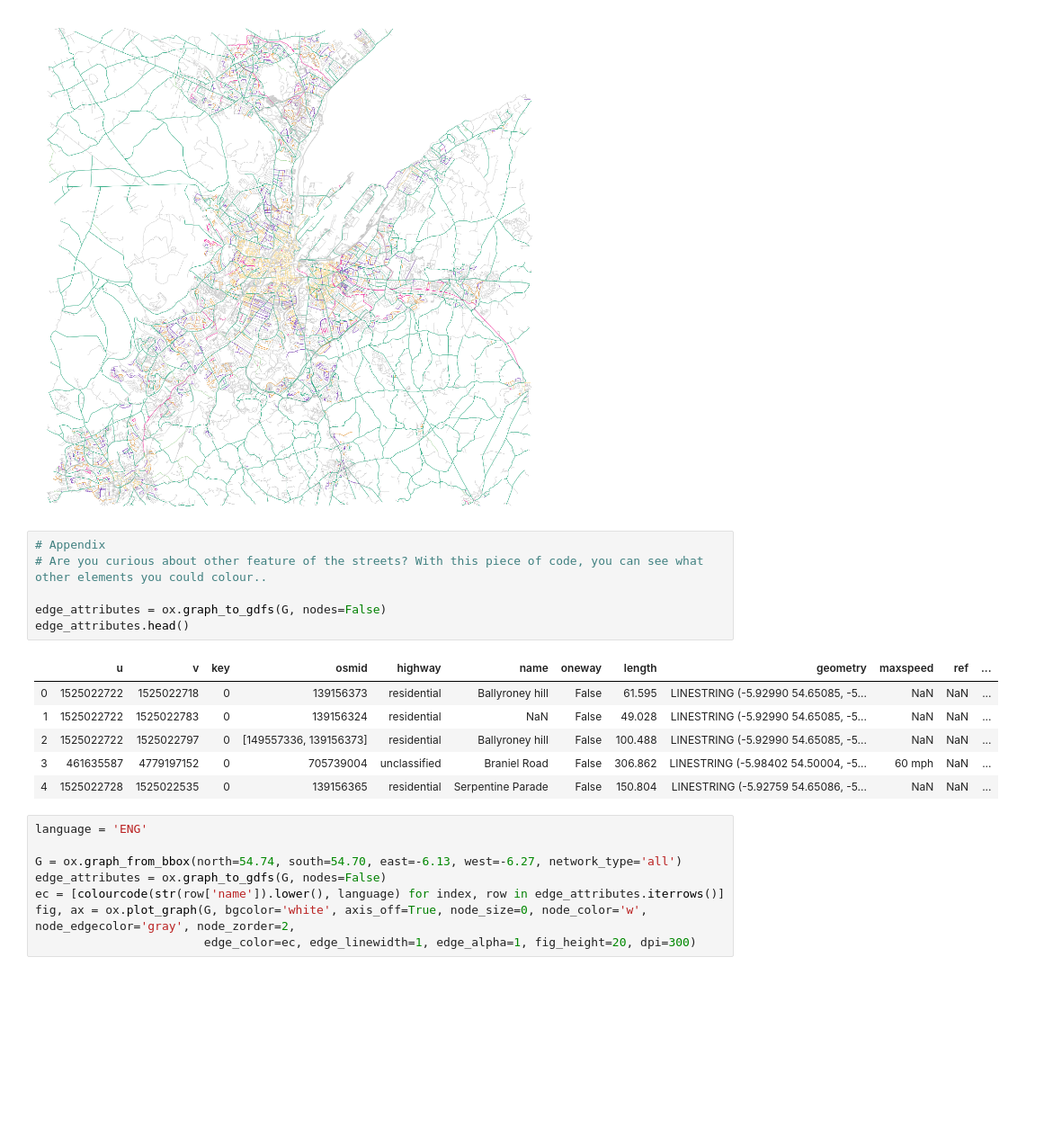
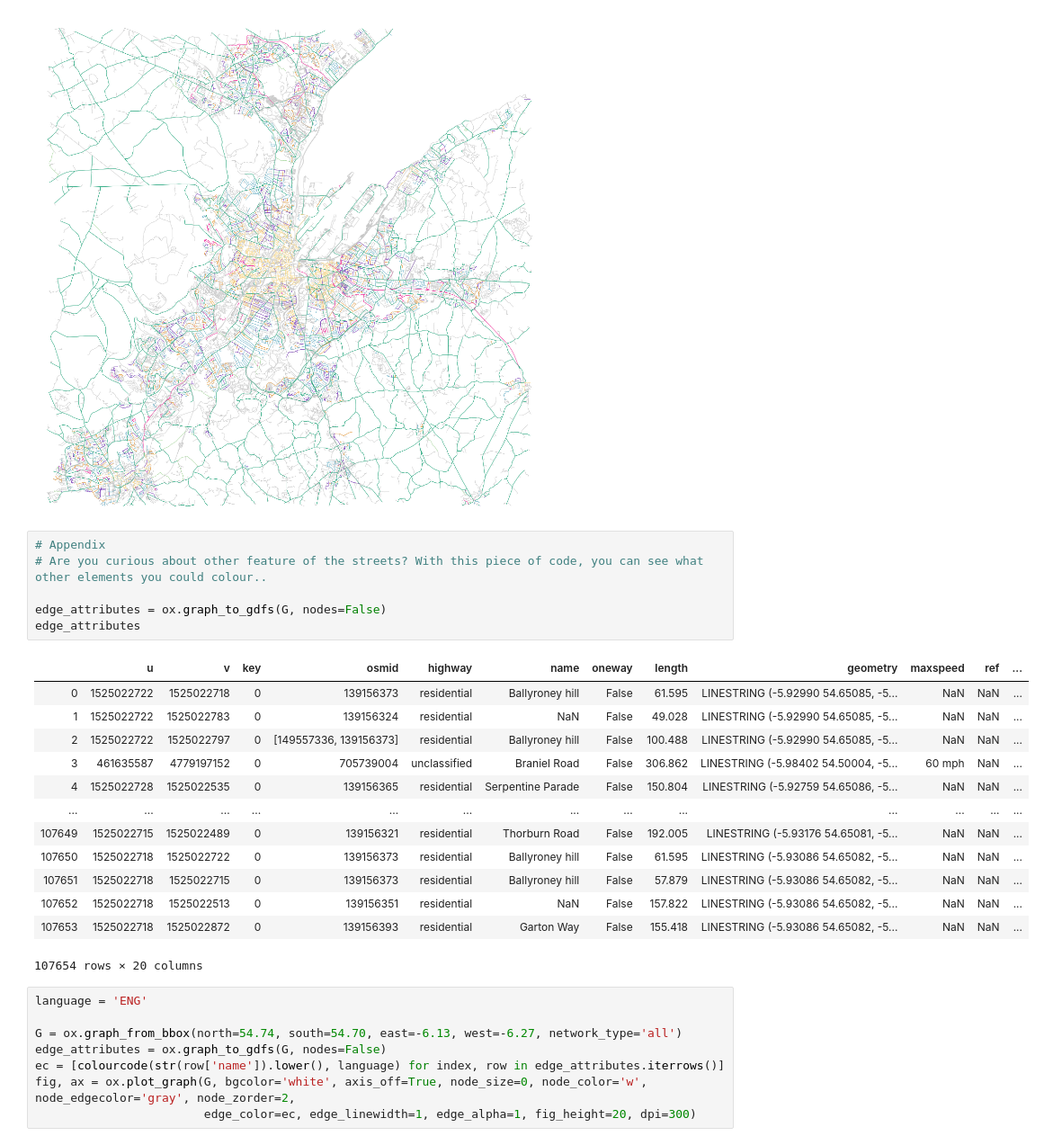
Before and after one commit to MarkPaulin/OSMnxNotebooks, a Jupyter notebook: Street colouring.ipynb, the cells around one changed output. Shown at 90% size. Saved outputs shown, nothing was run; the diff lists cells and outputs as text; blank space fills up the shorter version.

```diff
--- a/Street colouring.ipynb
+++ b/Street colouring.ipynb
@@ -109,16 +111,23 @@ fig, ax = ox.plot_graph(G, bgcolor='white', axis_off=True, node_size=0, node_col
 # %%
 # Appendix
 # Are you curious about other feature of the streets? With this piece of code, you can see what other elements you could colour..
 
 edge_attributes = ox.graph_to_gdfs(G, nodes=False)
-edge_attributes.head()
+edge_attributes
 # %% [output]
 |  | u | v | key | osmid | highway | name | oneway | length | geometry | maxspeed | ref | ... |
 | 0 | 1525022722 | 1525022718 | 0 | 139156373 | residential | Ballyroney hill | False | 61.595 | LINESTRING (-5.92990 54.65085, -5... | NaN | NaN | ... |
 | 1 | 1525022722 | 1525022783 | 0 | 139156324 | residential | NaN | False | 49.028 | LINESTRING (-5.92990 54.65085, -5... | NaN | NaN | ... |
 | 2 | 1525022722 | 1525022797 | 0 | [149557336, 139156373] | residential | Ballyroney hill | False | 100.488 | LINESTRING (-5.92990 54.65085, -5... | NaN | NaN | ... |
 | 3 | 461635587 | 4779197152 | 0 | 705739004 | unclassified | Braniel Road | False | 306.862 | LINESTRING (-5.98402 54.50004, -5... | 60 mph | NaN | ... |
 | 4 | 1525022728 | 1525022535 | 0 | 139156365 | residential | Serpentine Parade | False | 150.804 | LINESTRING (-5.92759 54.65086, -5... | NaN | NaN | ... |
+| ... | ... | ... | ... | ... | ... | ... | ... | ... | ... | ... | ... | ... |
+| 107649 | 1525022715 | 1525022489 | 0 | 139156321 | residential | Thorburn Road | False | 192.005 | LINESTRING (-5.93176 54.65081, -5... | NaN | NaN | ... |
+| 107650 | 1525022718 | 1525022722 | 0 | 139156373 | residential | Ballyroney hill | False | 61.595 | LINESTRING (-5.93086 54.65082, -5... | NaN | NaN | ... |
+| 107651 | 1525022718 | 1525022715 | 0 | 139156373 | residential | Ballyroney hill | False | 57.879 | LINESTRING (-5.93086 54.65082, -5... | NaN | NaN | ... |
+| 107652 | 1525022718 | 1525022513 | 0 | 139156351 | residential | NaN | False | 157.822 | LINESTRING (-5.93086 54.65082, -5... | NaN | NaN | ... |
+| 107653 | 1525022718 | 1525022872 | 0 | 139156393 | residential | Garton Way | False | 155.418 | LINESTRING (-5.93086 54.65082, -5... | NaN | NaN | ... |
+107654 rows × 20 columns
 # %%
 language = 'ENG'
 
```
Also changed, not shown: parts of 1 cell of this notebook.
